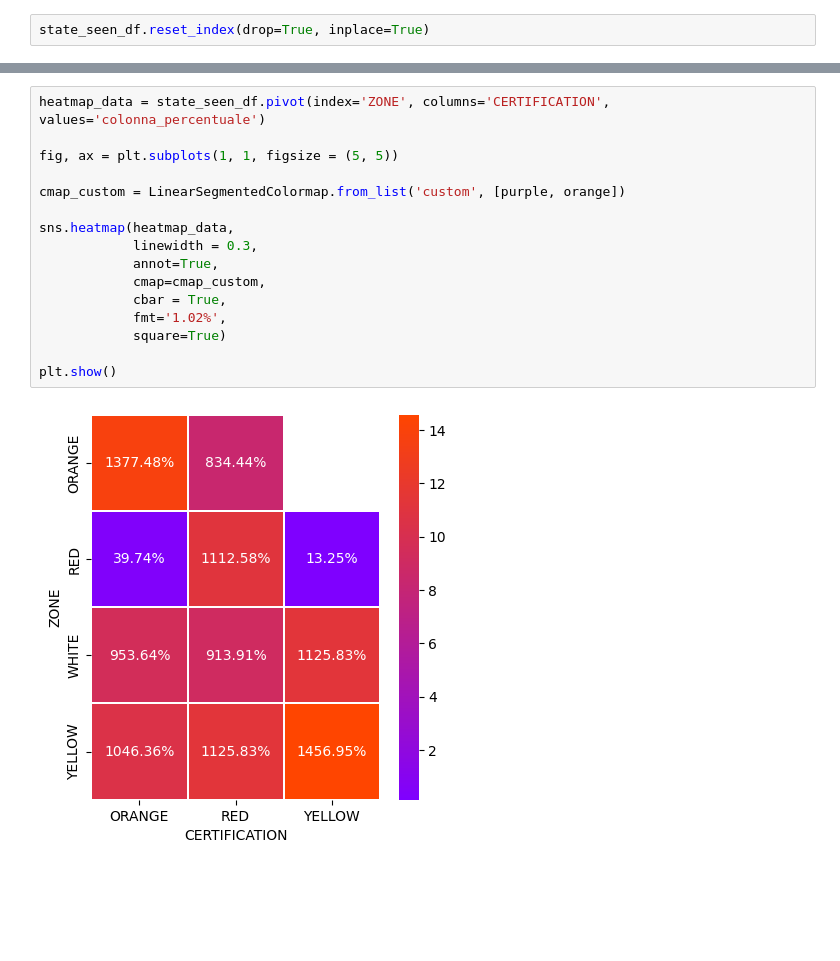
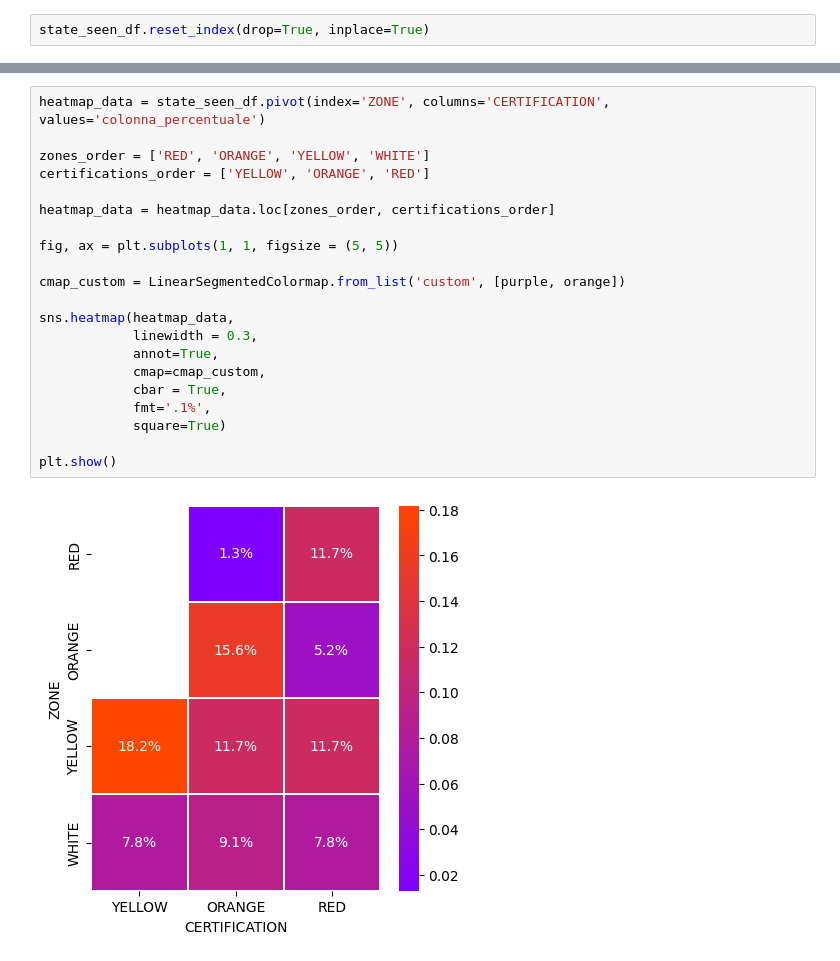
Before and after one commit to andreabazerla/dpcm-card-game, a Jupyter notebook: notebooks/analysis.ipynb, the cells around one changed output, grey strips where cells are left out. Cells and saved outputs as stored; diff of their text form; blank space fills up the shorter version.

```diff
--- a/notebooks/analysis.ipynb
+++ b/notebooks/analysis.ipynb
@@ -417,18 +416,23 @@ print(len(state_seen_df))
 # %%
 heatmap_data = state_seen_df.pivot(index='ZONE', columns='CERTIFICATION', values='colonna_percentuale')
+
+zones_order = ['RED', 'ORANGE', 'YELLOW', 'WHITE']
+certifications_order = ['YELLOW', 'ORANGE', 'RED']
+
+heatmap_data = heatmap_data.loc[zones_order, certifications_order]
 
 fig, ax = plt.subplots(1, 1, figsize = (5, 5))
 
 cmap_custom = LinearSegmentedColormap.from_list('custom', [purple, orange])
 
 sns.heatmap(heatmap_data,
             linewidth = 0.3,
             annot=True,
             cmap=cmap_custom,
             cbar = True,
-            fmt='1.02%',
+            fmt='.1%',
             square=True)
 
 plt.show()
 # %% [output]
-[figure, old version]
+[figure, new version]
```
Also changed, not shown: parts of 12 cells of this notebook, 3 other files.
